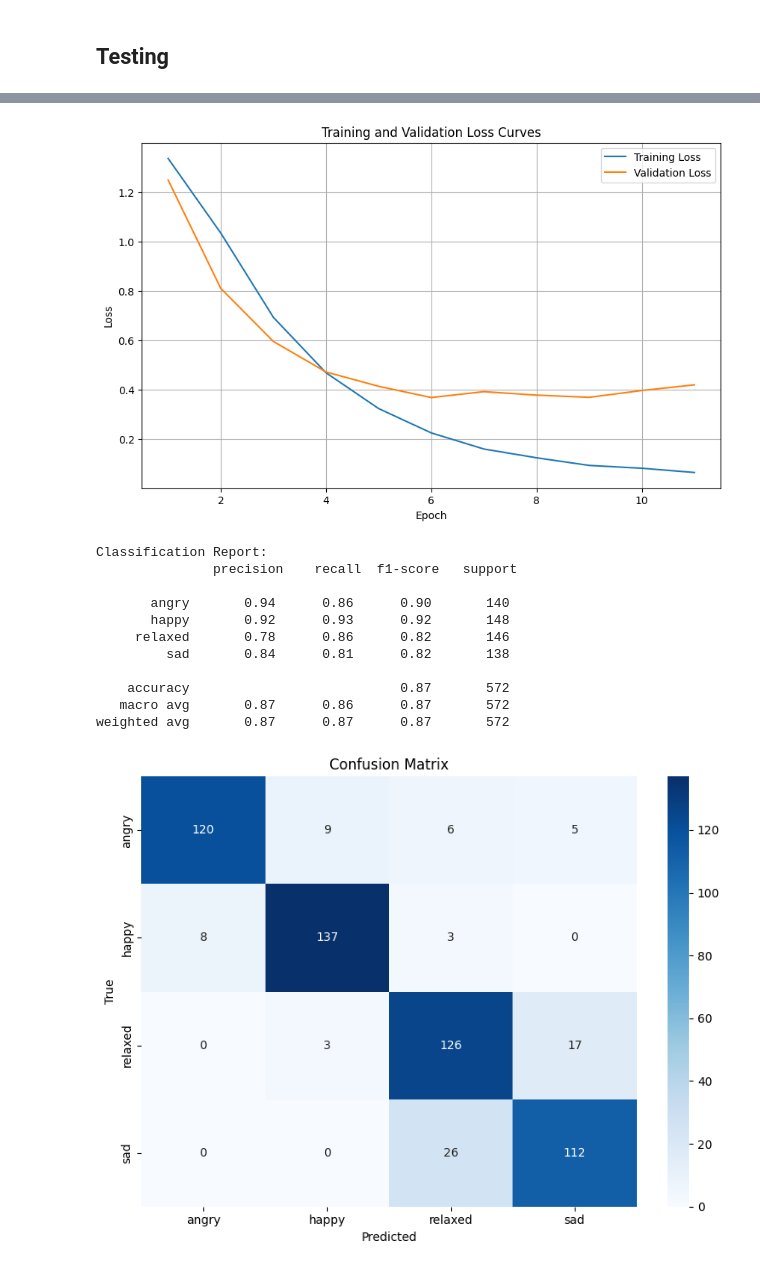
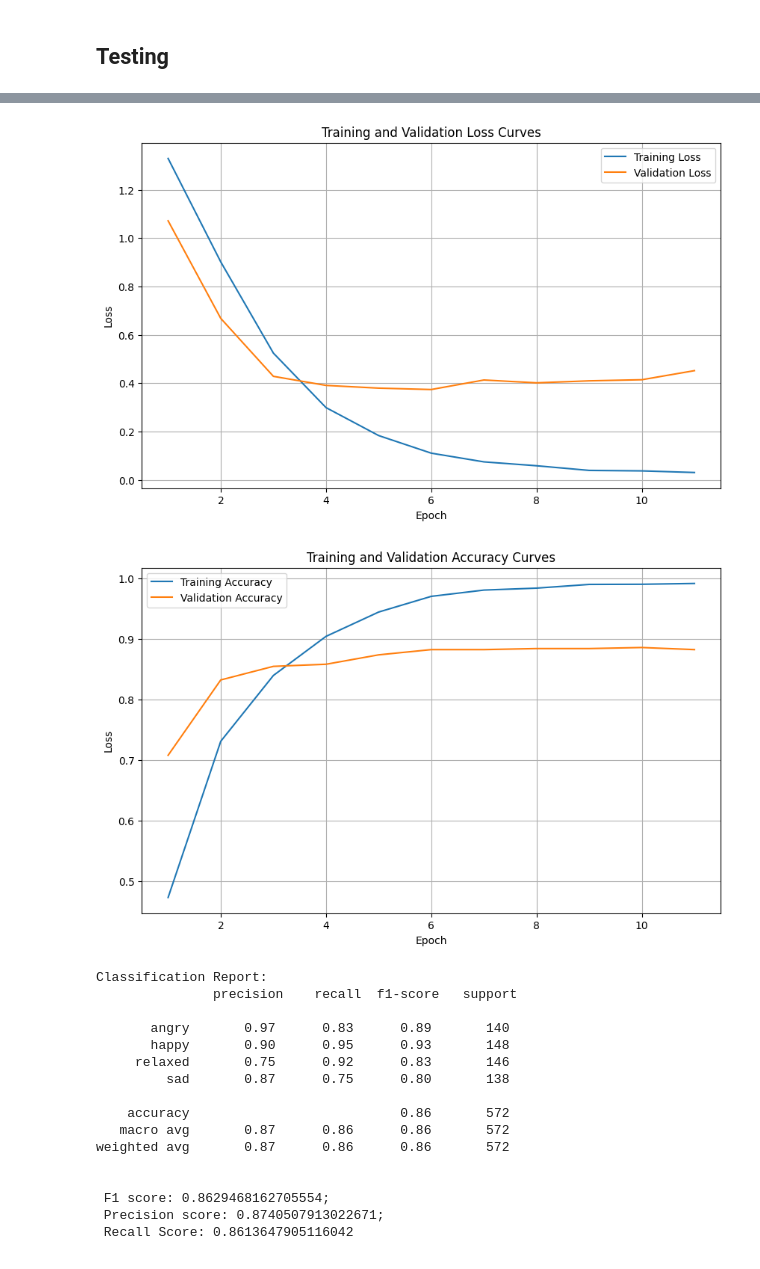
Before and after one commit to Shockbob17/DogEmotionADL, a Jupyter notebook: finalNotebooks/ENSE.ipynb, the cells around one changed output, grey strips where cells are left out. Saved outputs shown, nothing was run; the diff lists cells and outputs as text; code cells hidden in the pictures.

```diff
--- a/finalNotebooks/ENSE.ipynb
+++ b/finalNotebooks/ENSE.ipynb
@@ -114,5 +127,5 @@ Loading the datasets for both hyperparameter tuning as well as actual trianing
 # %%
-SPLIT_DATASET = os.path.abspath(dataset_folder)
+SPLIT_DATASET = os.path.abspath(DATASET_FOLDER)
 BATCH_SIZE = batch_size
 
 # Define data transformation
@@ -120,13 +133,11 @@ BATCH_SIZE = batch_size
 weights = EfficientNet_B5_Weights.DEFAULT
 transform = transforms.Compose([
     transforms.Resize((456, 456)),
-    transforms.RandomHorizontalFlip(),
-    transforms.RandomRotation(20),
-    transforms.ColorJitter(brightness=0.2, contrast=0.2, saturation=0.2),
     transforms.ToTensor(),
-    weights.transforms()
-])
+    transforms.Normalize([0.485, 0.456, 0.406],
+                         [0.229, 0.224, 0.225])])
 
+print("LOADING SUBSET DATASET-------------------------------------------------------")
 # Creating dataloader to load 50% of the dataset with the same proportions used for hyper parameter tuning
 TRAIN_LOADER, VAL_LOADER, TEST_LOADER = create_tuning_data_loaders(
     dataset_root=SPLIT_DATASET,
@@ -136,6 +147,7 @@ TRAIN_LOADER, VAL_LOADER, TEST_LOADER = create_tuning_data_loaders(
     random_seed=42
 )
 
+print("LOADING FULL DATASET-------------------------------------------------------")
 # Creating dataloader to load the full dataset for training the actual models and testing
 FULL_TRAIN_LOADER, FULL_VAL_LOADER, FULL_TEST_LOADER = create_full_data_loaders(
     dataset_root=SPLIT_DATASET,
@@ -625,18 +734,42 @@ if 'train_losses' in globals() and 'val_losses' in globals():
     plt.title("Training and Validation Loss Curves")
     plt.legend()
     plt.grid(True)
-    loss_curve_path = os.path.join(PROJECT_ROOT, "results", model_name, "loss_curves.png") #NOTE: specify by model name
+    loss_curve_path = os.path.join(RESULTS_DIR, "loss_curves.png") #NOTE: specify by model name
     plt.savefig(loss_curve_path)
     plt.show()
     logging.info("Training and Validation Loss curves saved to %s", loss_curve_path)
 else:
     logging.warning("train_losses and val_losses are not defined. Skipping loss curves plot.")
 
+# plotting training and validation acc curves
+if 'train_accs' in globals() and 'val_accs' in globals():
+    plt.figure(figsize=(10, 6))
+    plt.plot(range(1, len(train_accs)+1), train_accs, label="Training Accuracy")
+    plt.plot(range(1, len(val_accs)+1), val_accs, label="Validation Accuracy")
+    plt.xlabel("Epoch")
+    plt.ylabel("Loss")
+    plt.title("Training and Validation Accuracy Curves")
+    plt.legend()
+    plt.grid(True)
+    acc_curve_path = os.path.join(RESULTS_DIR, "accuracy_curves.png")
+    plt.savefig(acc_curve_path)
+    plt.show()
+    logging.info("Training and Validation Accuracy curves saved to %s", acc_curve_path)
+else:
+    logging.warning("train_accs and val_accs are not defined. Skipping accuracy curves plot.")
+
 # generate and log classification report
 class_names = FULL_TEST_LOADER.dataset.classes
 report = classification_report(all_labels, all_preds, target_names=class_names)
 print("\nClassification Report:\n", report)
 logging.info("Classification Report:\n%s", report)
+
+# print f1, precision, recall scores
+f1 = f1_score(all_labels, all_preds, average='macro')
+prec = precision_score(all_labels, all_preds, average='macro')
+rec = recall_score(all_labels, all_preds, average='macro')
+print(f"\n F1 score: {f1}; \n Precision score: {prec}; \n Recall Score: {rec}")
+logging.info(f"\n F1 score: {f1}; \n Precision score: {prec}; \n Recall Score: {rec}")
 
 # generate confusion matrix
 cm = confusion_matrix(all_labels, all_preds)
@@ -649,8 +782,7 @@ plt.ylabel("True")
 plt.title("Confusion Matrix")
 plt.tight_layout()
 
-
-conf_matrix_path = os.path.join(PROJECT_ROOT, "results", model_name, "confusion_matrix.png") #NOTE: specify by model name
+conf_matrix_path = os.path.join(RESULTS_DIR, "confusion_matrix.png")
 fig.savefig(conf_matrix_path)
 plt.show(fig)
 
@@ -660,13 +792,18 @@ Test Loss: 0.3373, Test Accuracy: 86.54%
-[figure, old version]
+[figure, new version]
+[figure, new version]
 Classification Report:
                precision    recall  f1-score   support
 
-       angry       0.94      0.86      0.90       140
-       happy       0.92      0.93      0.92       148
-     relaxed       0.78      0.86      0.82       146
-         sad       0.84      0.81      0.82       138
+       angry       0.97      0.83      0.89       140
+       happy       0.90      0.95      0.93       148
+     relaxed       0.75      0.92      0.83       146
+         sad       0.87      0.75      0.80       138
 
-    accuracy                           0.87       572
-   macro avg       0.87      0.86      0.87       572
-weighted avg       0.87      0.87      0.87       572
+    accuracy                           0.86       572
+   macro avg       0.87      0.86      0.86       572
+weighted avg       0.87      0.86      0.86       572
+
+
+ F1 score: 0.8629468162705554;
+ Precision score: 0.8740507913022671;
+ Recall Score: 0.8613647905116042
-[figure, old version]
```
Also changed, not shown: parts of 18 cells of this notebook, 4 other files.
